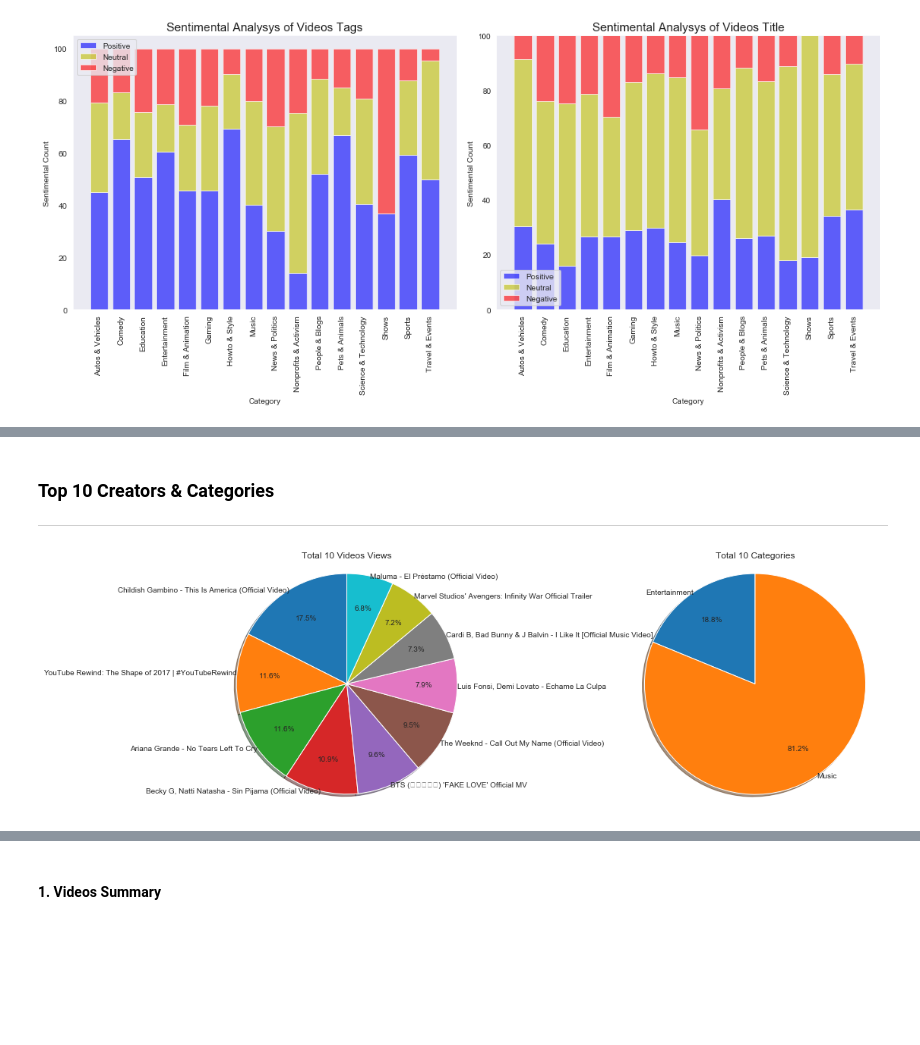
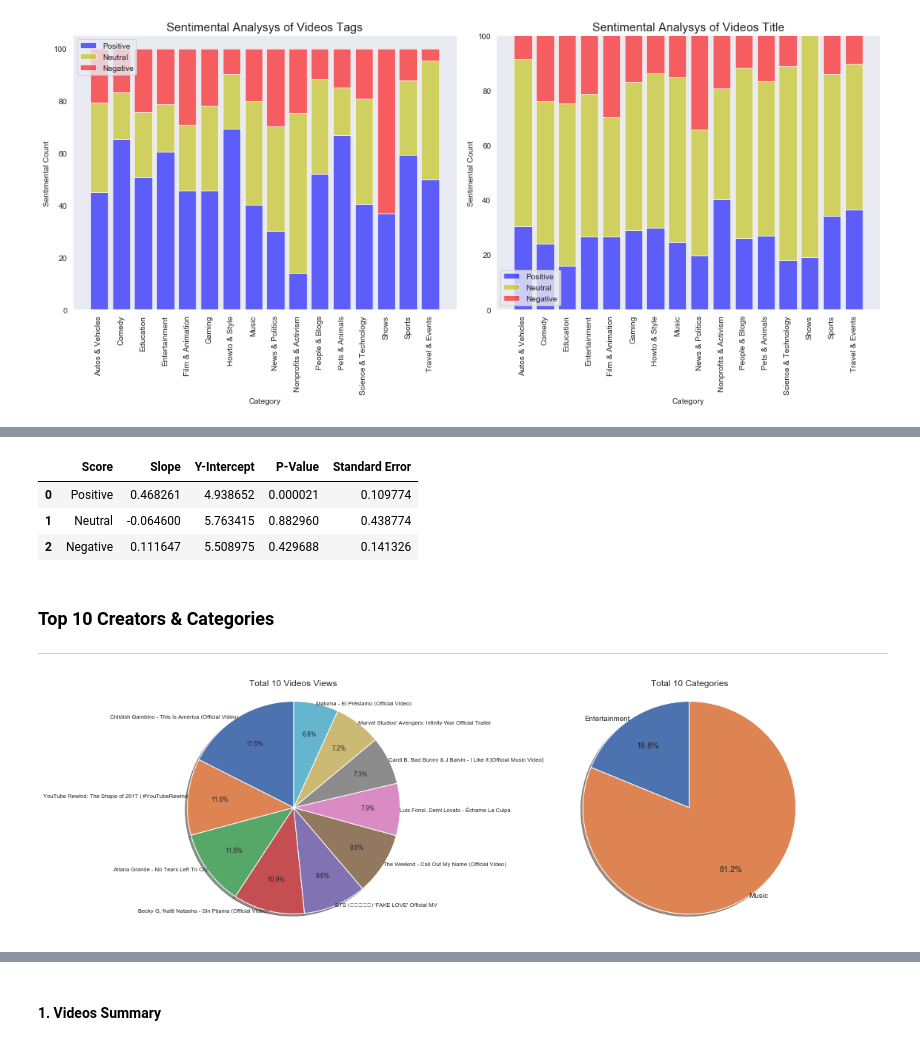
Before and after one commit to buddyguy423/DataScienceProject1, a Jupyter notebook: documents/analysis/videos/alex/Videos Analysis.ipynb, the cells around one changed output, grey strips where cells are left out. Saved outputs shown, nothing was run; the diff lists cells and outputs as text; code cells hidden in the pictures; blank space fills up the shorter version.

Commit message:
videos analysis - review 1

```diff
--- a/documents/analysis/videos/alex/Videos Analysis.ipynb
+++ b/documents/analysis/videos/alex/Videos Analysis.ipynb
@@ -30,11 +31,14 @@ from scipy import stats
 [nltk_data]     C:\Users\Alexandre\AppData\Roaming\nltk_data...
 [nltk_data]   Package stopwords is already up-to-date!
 # %%
-columns =  ['views', 'likes', 'dislikes', 'comment_count', 'trending_date', 'category_name', 'duration', 'tags', 'tags_rate', 'title', 'channel_title','tags_positive', 'tags_neutral', 'tags_negative']
+columns =  ['views', 'likes', 'dislikes', 'comment_count', 'trending_date', 'category_name', 'duration',
+            'tags', 'tags_rate', 'title', 'channel_title', 'tags_positive', 'tags_neutral', 'tags_negative',
+            'title_rate', 'title_positive', 'title_neutral', 'title_negative']
 
 trends = pd.read_csv('../../../../resources/datasets/USvideos.csv', parse_dates=['publish_time'], index_col='video_id')
 duration = pd.read_csv('../../../../resources/datasets/USvideos_duration.csv',usecols=['video_id', 'duration'], index_col='video_id')
 sentimental = pd.read_csv('../../../../resources/datasets/US_sentimental.csv', index_col='video_id')
+creators = pd.read_csv('../../../../resources/datasets/USchannels.csv', index_col='video_id')
 
 df = pd.merge(trends, duration, how='outer', on=['video_id'])
 df = df.merge(sentimental, how='outer', on=['video_id'])
@@ -520,0 +710,33 @@ plt.show()
+# %%
+cond = df_unique['tags_rate'] == 'Positive'
+df1 = df_unique[cond][['tags_positive','views', 'tags_rate']]
+df1.rename(columns={ 'tags_positive' : 'score',
+                     'tags_rate' : 'sentiment'
+                   },inplace=True)
+
+cond = df_unique['tags_rate'] == 'Neutral'
+df2 = df_unique[cond][['tags_neutral','views', 'tags_rate']]
+df2.rename(columns={ 'tags_neutral' : 'score',
+                     'tags_rate' : 'sentiment'
+                   },inplace=True)
+
+cond = df_unique['tags_rate'] == 'Negative'
+df3 = df_unique[cond][['tags_negative','views', 'tags_rate']]
+df3.rename(columns={ 'tags_negative' : 'score',
+                     'tags_rate' : 'sentiment'
+                   },inplace=True)
+
+sns.set(font_scale=2)
+df_regplot = pd.concat([df1, df2, df3])
+
+kws = dict(s=50, linewidth=.5, edgecolor="w")
+
+ax = sns.lmplot(x='score', y='views', col='sentiment', data=df_regplot, aspect=1.3, height=8,
+                legend=True, hue='sentiment', markers='+',col_wrap=3)
+
+ax.set(xlim=(0, 101))
+ax.set(xscale='linear', yscale='log')
+
+
+plt.tight_layout()
+plt.show()
@@ -521,28 +745,65 @@ plt.show()
+# %%
+# y={0:.1f}x+{1:.1f}
+
+summary_data = []
+
+slope, intercept, r_value, p_value, std_err = stats.linregress(x=np.log10(df1['score']), y=np.log10(df1['views']))
+summary_data.append({'Score': 'Positive',
+                     'Slope' : slope,
+                     'Y-Intercept': intercept,
+                     'P-Value' : p_value,
+                     'Standard Error' : std_err
+                    })
+
+slope, intercept, r_value, p_value, std_err = stats.linregress(x=np.log10(df2['score']), y=np.log10(df2['views']))
+summary_data.append({'Score': 'Neutral',
+                     'Slope' : slope,
+                     'Y-Intercept': intercept,
+                     'P-Value' : p_value,
+                     'Standard Error' : std_err
+                    })
+
+
+slope, intercept, r_value, p_value, std_err = stats.linregress(x=np.log10(df3['score']), y=np.log10(df3['views']))
+summary_data.append({'Score': 'Negative',
+                     'Slope' : slope,
+                     'Y-Intercept': intercept,
+                     'P-Value' : p_value,
+                     'Standard Error' : std_err
+                    })
+
+pd.DataFrame(data=summary_data, columns=list(summary_data[0].keys()))
+# %% [output]
+|  | Score | Slope | Y-Intercept | P-Value | Standard Error |
+| 0 | Positive | 0.468261 | 4.938652 | 0.000021 | 0.109774 |
+| 1 | Neutral | -0.064600 | 5.763415 | 0.882960 | 0.438774 |
+| 2 | Negative | 0.111647 | 5.508975 | 0.429688 | 0.141326 |
 # %% [markdown]
 ### Top 10 Creators & Categories
 ____________________________
 # %%
 fig = plt.figure(figsize=(15, 5))
 ax1 = fig.add_subplot(1, 2, 1)
 ax2 = fig.add_subplot(1, 2, 2)
 
 
 df_top = df_unique[['views', 'title', 'category_name', 'channel_title' ]].nlargest(n=10,columns=['views'])
 
 ax1.pie(x=df_top['views'], labels=df_top['title'], shadow=True, startangle=90, autopct='%1.1f%%',labeldistance=1.0,pctdistance=0.7)
 ax1.set_title('Total 10 Videos Views', fontsize=12)
 ax1.axis('equal')
 ax1.set_xlim(auto=True)
 ax1.set_ylim(auto=True)
+sns.set(font_scale=0.9)
 
 df_top_cat = df_top[['category_name', 'views']].groupby('category_name', as_index=False).sum()
 ax2.pie(x=df_top_cat['views'], labels=df_top_cat['category_name'], shadow=True, startangle=90, autopct='%1.1f%%',labeldistance=1.0,pctdistance=0.7)
 ax2.set_title('Total 10 Categories', fontsize=12)
 ax2.axis('equal')
 ax2.set_xlim(auto=True)
 ax2.set_ylim(auto=True)
 
 plt.tight_layout()
 plt.show()
 # %% [output]
-[figure, old version]
+[figure, new version]
```
Also changed, not shown: parts of 35 cells of this notebook, 2 other files.
